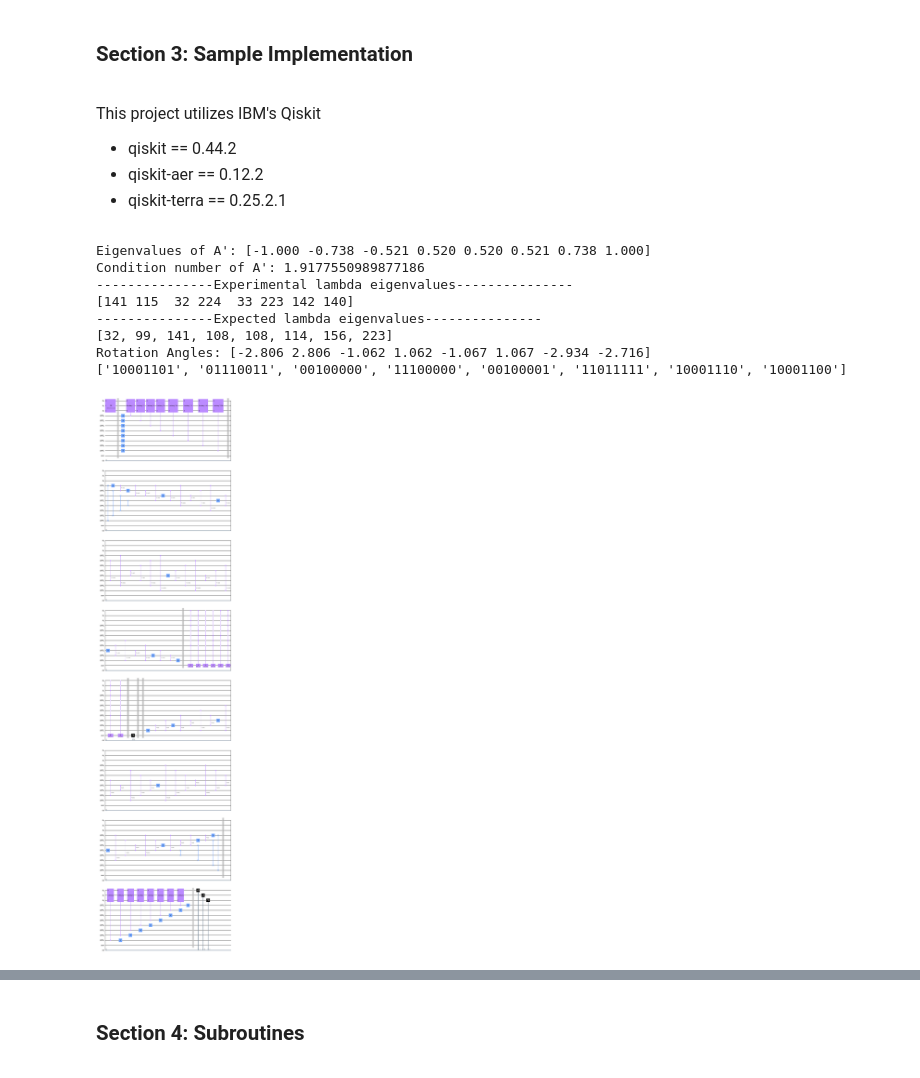
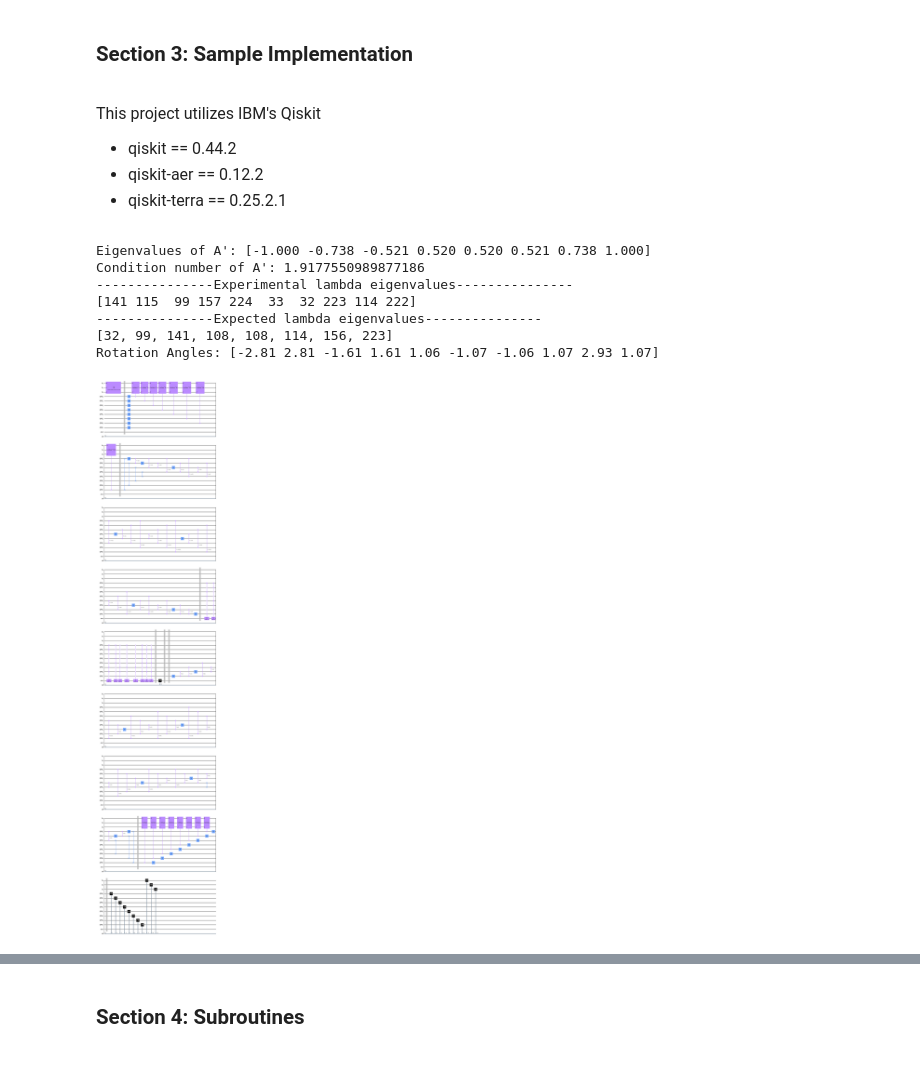
Before and after one commit to sonnyloweus/HHL-Quantum-Linear-Algebra, a Jupyter notebook: QuantumLinearAlgebra_HHL_v2.ipynb, the cells around one changed output, grey strips where cells are left out. Drawn from its saved outputs; the diff is of its cells as text; code cells hidden in the pictures.

```diff
--- a/QuantumLinearAlgebra_HHL_v2.ipynb
+++ b/QuantumLinearAlgebra_HHL_v2.ipynb
@@ -177,8 +177,6 @@ def prepare_hhlparams(
         raise ValueError("Invalid dimensions for linear system.")
     elif np.linalg.det(A) == 0:
         raise ValueError("A must an invertible matrix.")
-    elif np.abs(np.linalg.norm(b) - 1) > 1e-6:
-        raise ValueError("b must be a normalized vector.")
     # assuming matrix sparsity and well conditioned
 
     #### CONSTANTS ####
@@ -210,8 +208,6 @@ def prepare_hhlparams(
 
     #### PREPARE UNITARY MATRIX U ####
     eigenvalues, eigenvectors = np.linalg.eigh(C)
-    # exp_diag = np.diag(np.exp(1j * eigenvalues * t))
-    # U = eigenvectors @ exp_diag @ eigenvectors.conj().T
     U = scipy.linalg.expm(1j*C*t)
 
     print('Eigenvalues of A\':', np.array2string(eigenvalues, formatter={'float_kind': lambda x: f"{x:.3f}"}))
@@ -231,7 +227,7 @@ def initb_construct_circuit(
         b: np.ndarray,
 ) -> QuantumCircuit:
     init_circ = QuantumCircuit(n_b, n_q, n_a, cb)
-    init_circ.initialize(b, n_b)
+    init_circ.initialize(b/np.linalg.norm(b), n_b)
     return init_circ
 
 ################ QPE Circuit ################
@@ -282,12 +278,11 @@ def eigrot_construct_circuit(
     eigenvalues_qpe, eigenvalue_oracle = QPE_extractor(b,A,U,nb,nq,t)
     thetas = retrieve_angles(eigenvalues_qpe, eigenvalue_oracle, t)
     ev_bitstrings = list(eigenvalues_qpe.values())
-    print(ev_bitstrings)
 
     eigrot_circ = QuantumCircuit(n_b, n_q, n_a, cb)
     for ind, theta in enumerate(thetas):
         CU_gate = UGate(theta, 0, 0).control(nq, ctrl_state = ev_bitstrings[ind])
-        eigrot_circ.append(CU_gate, list(np.concatenate((np.arange(nq), [nb+nq]))))
+        eigrot_circ.append(CU_gate, list(np.concatenate((np.arange(nb,nq+nb), [nb+nq]))))
 
     return eigrot_circ
 # %%
@@ -419,7 +414,7 @@ def hhl_circuit(
     n_b = QuantumRegister(nb, 'b')
     n_q = QuantumRegister(nq, 'QPE')
     n_a = QuantumRegister(1, 'aux')
-    cb = ClassicalRegister(1+nb,'cb')
+    cb = ClassicalRegister((1+nq+nb),'cb')
 
     #### INITIALIZE B ####
     init_circ = initb_construct_circuit(n_b, n_q, n_a, cb, b)
@@ -442,48 +437,53 @@ def hhl_circuit(
     qpe_dag_circ = qpe_circ.inverse()
     qpe_dag_circ.barrier()
 
+    #### MEASURING QPE Registers ####
+    measureQPE_circ = QuantumCircuit(n_b, n_q, n_a, cb)
+    measureQPE_circ.measure(n_q, cb[1:nq+1])
+
     #### MEASURING B ####
     measureb_circ = QuantumCircuit(n_b, n_q, n_a, cb)
-    measureb_circ.measure(n_b, cb[1:])
+    measureb_circ.measure(n_b, cb[nq+1:])
 
     #### COMPOSING THE CIRCUIT ####
     circuit = init_circ.compose(qpe_circ)
     circuit = circuit.compose(eigrot_circ)
     circuit = circuit.compose(measure_anc_circ)
     circuit = circuit.compose(qpe_dag_circ)
+    circuit = circuit.compose(measureQPE_circ)
     circuit = circuit.compose(measureb_circ)
 
-    return A, b, circuit
+    return A, b, nq, circuit
 # %%
 ######################################################
 ############## Hyperparams + Problem #################
 ######################################################
 tol = 2e-4 # accuracy of QPE
 ev_time = 150 # evolution time t
+shots = 1024 # execution shots
 
 # A is a 3x3 invertible non hermitian sparse matrix that is well scaled and stable
 # A = np.array([[4/5, 1/5, 0],
 #               [0, 3/5, 1/5],
 #               [0, 0, 14/25]])
 A = np.matrix([[1, 1, 0], [-1, 1, -1], [0, .13, 1.3]])
-b = np.array([0, 0, 1])
+b = np.array([1, 3, 2])
 # A = np.array([[3/4, 1/4],
 #               [1/4, 3/4]])
 # b = np.array([0, 1])
 
 ######################################################
-################## HHL Execution #####################
+################### HHL Creation #####################
 ######################################################
 
-A, b, hhl = hhl_circuit(A, b, tol, ev_time)
+A, b, nq, hhl = hhl_circuit(A, b, tol, ev_time)
 hhl.draw('mpl')
 # %% [output]
 Eigenvalues of A': [-1.000 -0.738 -0.521 0.520 0.520 0.521 0.738 1.000]
 Condition number of A': 1.9177550989877186
 ---------------Experimental lambda eigenvalues---------------
-[141 115  32 224  33 223 142 140]
+[141 115  99 157 224  33  32 223 114 222]
 ---------------Expected lambda eigenvalues---------------
 [32, 99, 141, 108, 108, 114, 156, 223]
-Rotation Angles: [-2.806 2.806 -1.062 1.062 -1.067 1.067 -2.934 -2.716]
-['10001101', '01110011', '00100000', '11100000', '00100001', '11011111', '10001110', '10001100']
+Rotation Angles: [-2.81 2.81 -1.61 1.61 1.06 -1.07 -1.06 1.07 2.93 1.07]
-[figure, old version]
+[figure, new version]
```
Also changed, not shown: parts of 4 cells of this notebook.
